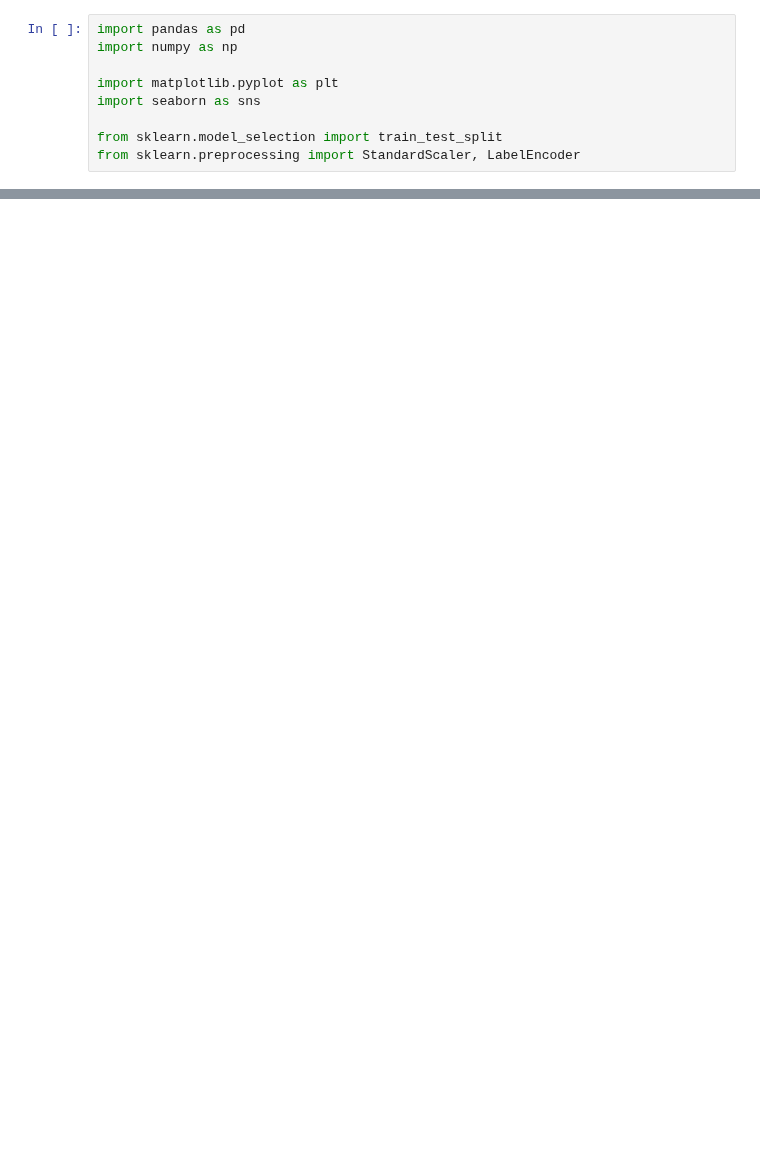
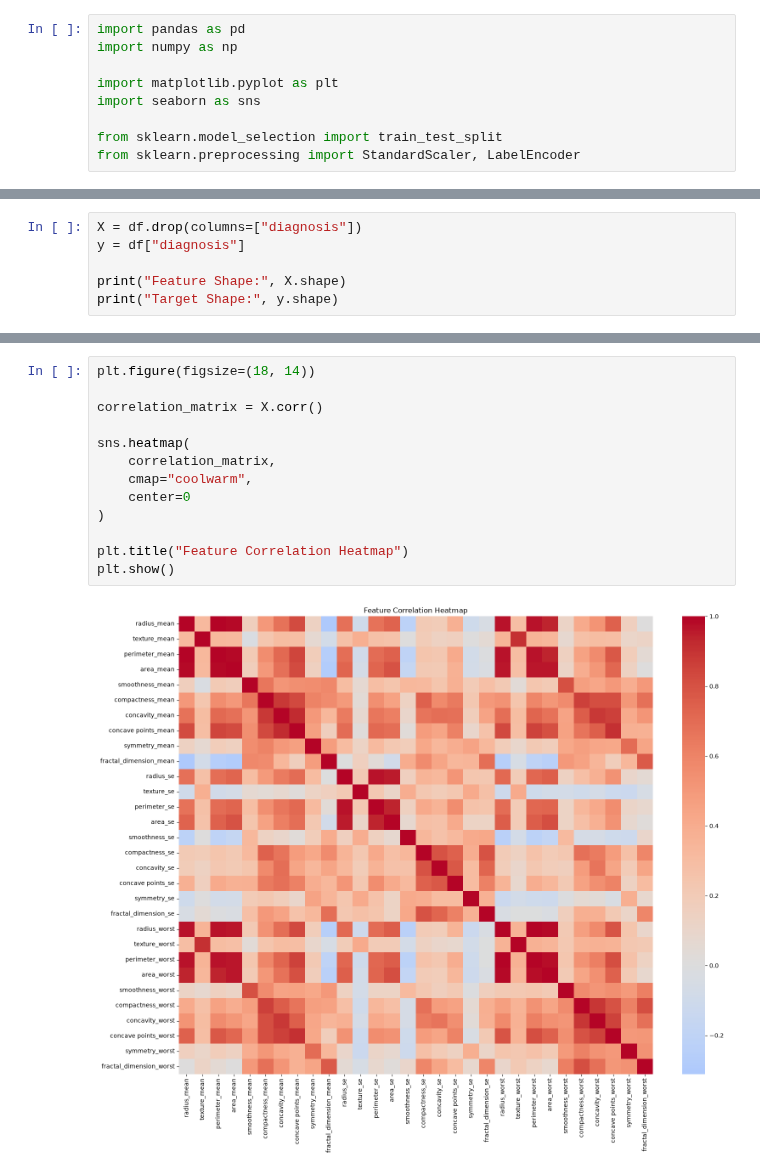
Before and after one commit to sudarshanchaudhari05/Placement-Prep, a Jupyter notebook: Machine learing and computer vison/Home Assignment/Home Assingment 2/Home Assingment2.ipynb, the cells around one changed output, grey strips where cells are left out. Saved outputs shown, nothing was run; the diff lists cells and outputs as text; blank space fills up the shorter version.

```diff
--- a/Machine learing and computer vison/Home Assignment/Home Assingment 2/Home Assingment2.ipynb
+++ b/Machine learing and computer vison/Home Assignment/Home Assingment 2/Home Assingment2.ipynb
@@ -17,0 +132,6 @@ NameError: name 'pd' is not defined
+# %%
+X = df.drop(columns=["diagnosis"])
+y = df["diagnosis"]
+
+print("Feature Shape:", X.shape)
+print("Target Shape:", y.shape)
@@ -17,0 +287,15 @@ NameError: name 'pd' is not defined
+# %%
+plt.figure(figsize=(18, 14))
+
+correlation_matrix = X.corr()
+
+sns.heatmap(
+    correlation_matrix,
+    cmap="coolwarm",
+    center=0
+)
+
+plt.title("Feature Correlation Heatmap")
+plt.show()
+# %% [output]
+[figure, added]
```
Also changed, not shown: parts of 39 cells of this notebook.
